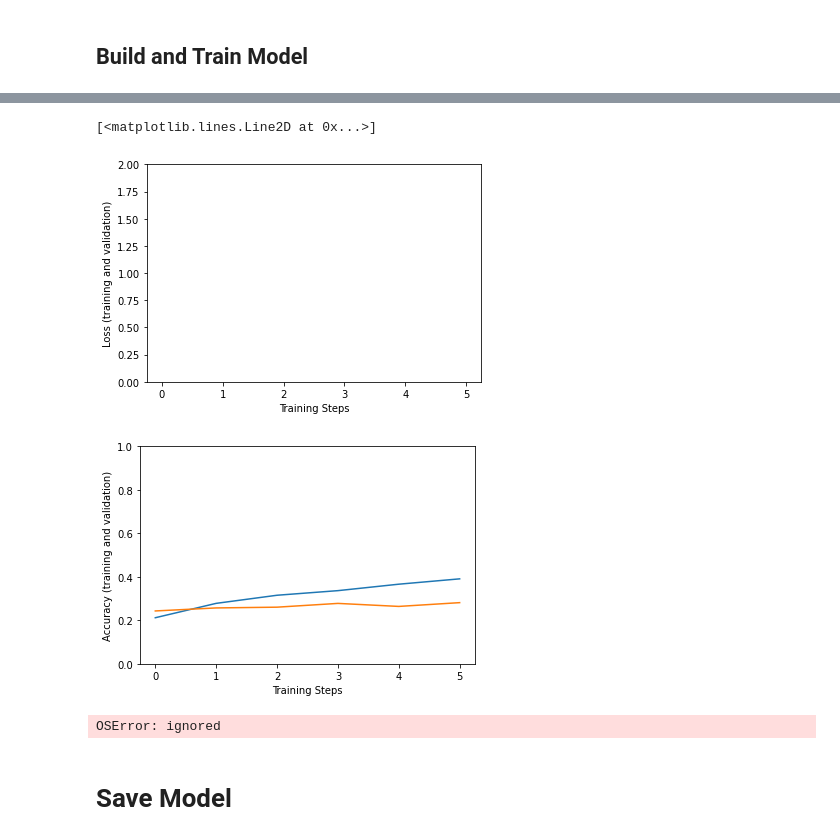
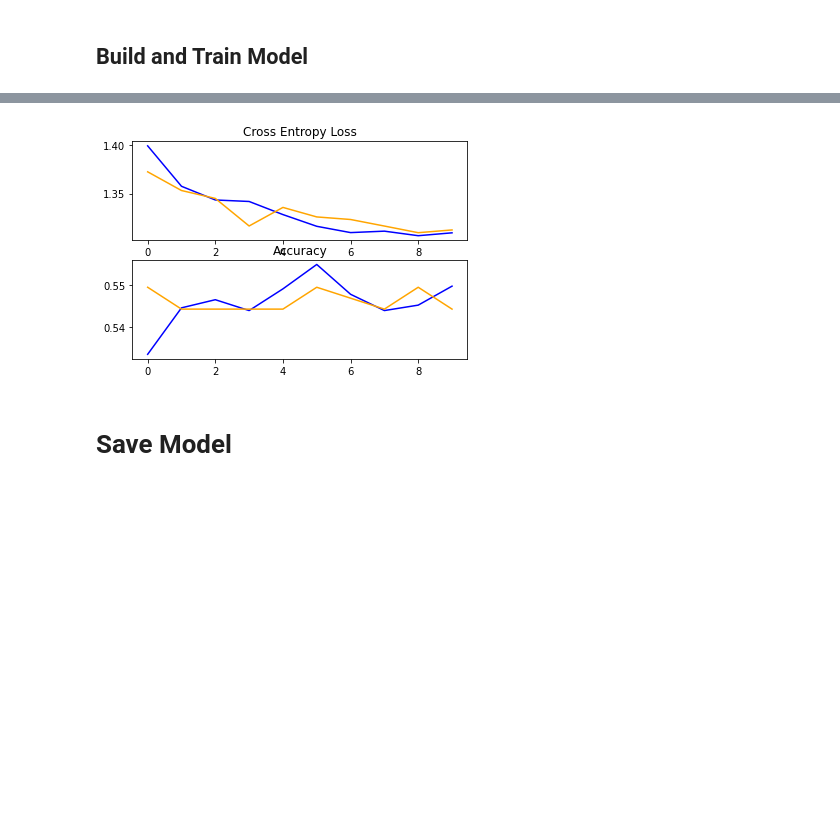
Before and after one commit to mohansameer1983/ComputerVisionProjects, a Jupyter notebook: Trash_Classification_CV_SuperCategory.ipynb, the cells around one changed output, grey strips where cells are left out. Cells and saved outputs as stored; diff of their text form; code cells hidden in the pictures; blank space fills up the shorter version.

```diff
--- a/Trash_Classification_CV_SuperCategory.ipynb
+++ b/Trash_Classification_CV_SuperCategory.ipynb
@@ -193,6 +217,8 @@ def build_model(trainable=False, params={}):
   """
 
   BASE_MODEL.trainable = trainable
+
+  run["model/transferlearning/base_model_trainable"] = trainable
 
   inputs = keras.Input(shape=IMAGE_SIZE+(3,))
   x = BASE_MODEL(inputs)
@@ -274,10 +300,10 @@ def train_model(model, params={}):
   # Add Callbacks
 
   # Model Checkpoint
-  tl_checkpoint_1 = ModelCheckpoint(filepath = '/content/drive/MyDrive/Colab Notebooks/Models/garbageclassification_model_checkpoint/resnet_best_weights.hdf5', save_best_only = True, verbose = 0)
+  tl_checkpoint_1 = ModelCheckpoint(filepath = '/content/drive/MyDrive/Colab Notebooks/Models/garbageclassification_model_checkpoint/resnet_best_weights.hdf5', save_best_only = True, verbose = 1)
 
   # Early Stopping Checkpoint
-  EarlyStoppingCallback = tf.keras.callbacks.EarlyStopping(monitor='accuracy', patience=5)
+  EarlyStoppingCallback = tf.keras.callbacks.EarlyStopping(monitor='accuracy', patience=4)
 
   history = model.fit(
     TRAIN_generator,
@@ -310,28 +339,21 @@ Epoch 39/50
-# %%
-plt.figure()
-plt.ylabel("Loss (training and validation)")
-plt.xlabel("Training Steps")
-plt.ylim([0,2])
-plt.plot(history["loss"])
-plt.plot(history["accuracy"])
-
-plt.figure()
-plt.ylabel("Accuracy (training and validation)")
-plt.xlabel("Training Steps")
-plt.ylim([0,1])
-plt.plot(history["accuracy"])
-plt.plot(history["val_accuracy"])
-# %% [output]
-[<matplotlib.lines.Line2D at 0x...>]
-[figure, removed]
-[figure, removed]
-# %%
-# Generate predictions
-model.load_weights('/content/drive/MyDrive/Colab Notebooks/Models/garbageclassification_model_checkpoint/resnet_best_weights.hdf5') # initialize the best trained weights
-preds = model.predict(test_ds)
-pred_classes = np.argmax(preds, axis = 1)
-# %% [output]
-OSError: ignored
+# %%
+# plot diagnostic learning curves
+def result_visualization(history):
+  # plot loss
+  plt.subplot(211)
+  plt.title('Cross Entropy Loss')
+  plt.plot(history['loss'], color='blue', label='train')
+  plt.plot(history['val_loss'], color='orange', label='test')
+  # plot accuracy
+  plt.subplot(212)
+  plt.title('Accuracy')
+  plt.plot(history['accuracy'], color='blue', label='train')
+  plt.plot(history['val_accuracy'], color='orange', label='test')
+  return
+
+result_visualization(history)
+# %% [output]
+[figure, added]
 # %% [markdown]
 # Save Model
 # %%
```
Also changed, not shown: parts of 10 cells of this notebook.
